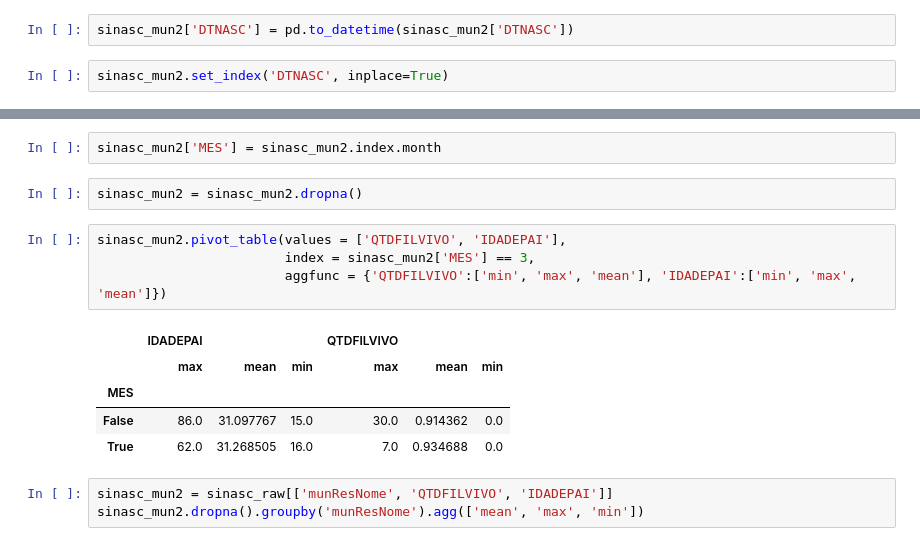
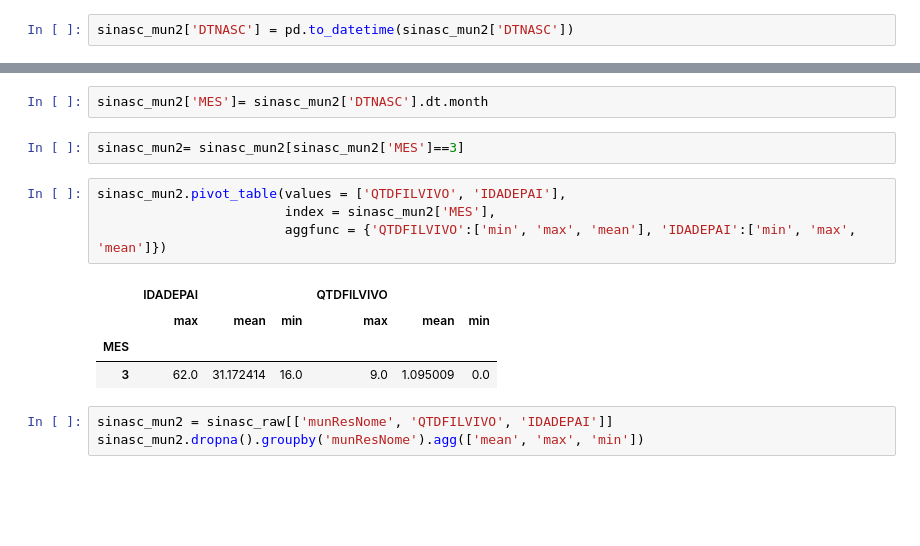
Before and after one commit to RobertoAntoniassi/Modulo-9---Tarefa-01, a Jupyter notebook: Mod9Tarefa1.ipynb, the cells around one changed output, grey strips where cells are left out. Cells and saved outputs as stored; diff of their text form; blank space fills up the shorter version.

```diff
--- a/Mod9Tarefa1.ipynb
+++ b/Mod9Tarefa1.ipynb
@@ -139,5 +140,3 @@ sinasc_mun.pivot_table(values = ['IDADEMAE', 'IDADEPAI'],
 sinasc_mun2 = sinasc_raw[['DTNASC', 'QTDFILVIVO', 'IDADEPAI']].copy()
 # %%
 sinasc_mun2['DTNASC'] = pd.to_datetime(sinasc_mun2['DTNASC'])
-# %%
-sinasc_mun2.set_index('DTNASC', inplace=True)
@@ -151,17 +143,16 @@ Int64Index([ 2,  2,  2,  3,  3,  3,  4,  4,  2,  3,
 # %%
-sinasc_mun2['MES'] = sinasc_mun2.index.month
+sinasc_mun2['MES']= sinasc_mun2['DTNASC'].dt.month
 # %%
-sinasc_mun2 = sinasc_mun2.dropna()
+sinasc_mun2= sinasc_mun2[sinasc_mun2['MES']==3]
 # %%
 sinasc_mun2.pivot_table(values = ['QTDFILVIVO', 'IDADEPAI'],
-                        index = sinasc_mun2['MES'] == 3,
+                        index = sinasc_mun2['MES'],
                         aggfunc = {'QTDFILVIVO':['min', 'max', 'mean'], 'IDADEPAI':['min', 'max', 'mean']})
 # %% [output]
 |  | IDADEPAI |  |  | QTDFILVIVO |  |  |
 |  | max | mean | min | max | mean | min |
 | MES |  |  |  |  |  |  |
-| False | 86.0 | 31.097767 | 15.0 | 30.0 | 0.914362 | 0.0 |
-| True | 62.0 | 31.268505 | 16.0 | 7.0 | 0.934688 | 0.0 |
+| 3 | 62.0 | 31.172414 | 16.0 | 9.0 | 1.095009 | 0.0 |
 # %%
 sinasc_mun2 = sinasc_raw[['munResNome', 'QTDFILVIVO', 'IDADEPAI']]
 sinasc_mun2.dropna().groupby('munResNome').agg(['mean', 'max', 'min'])
```
Also changed, not shown: parts of 4 cells of this notebook.
